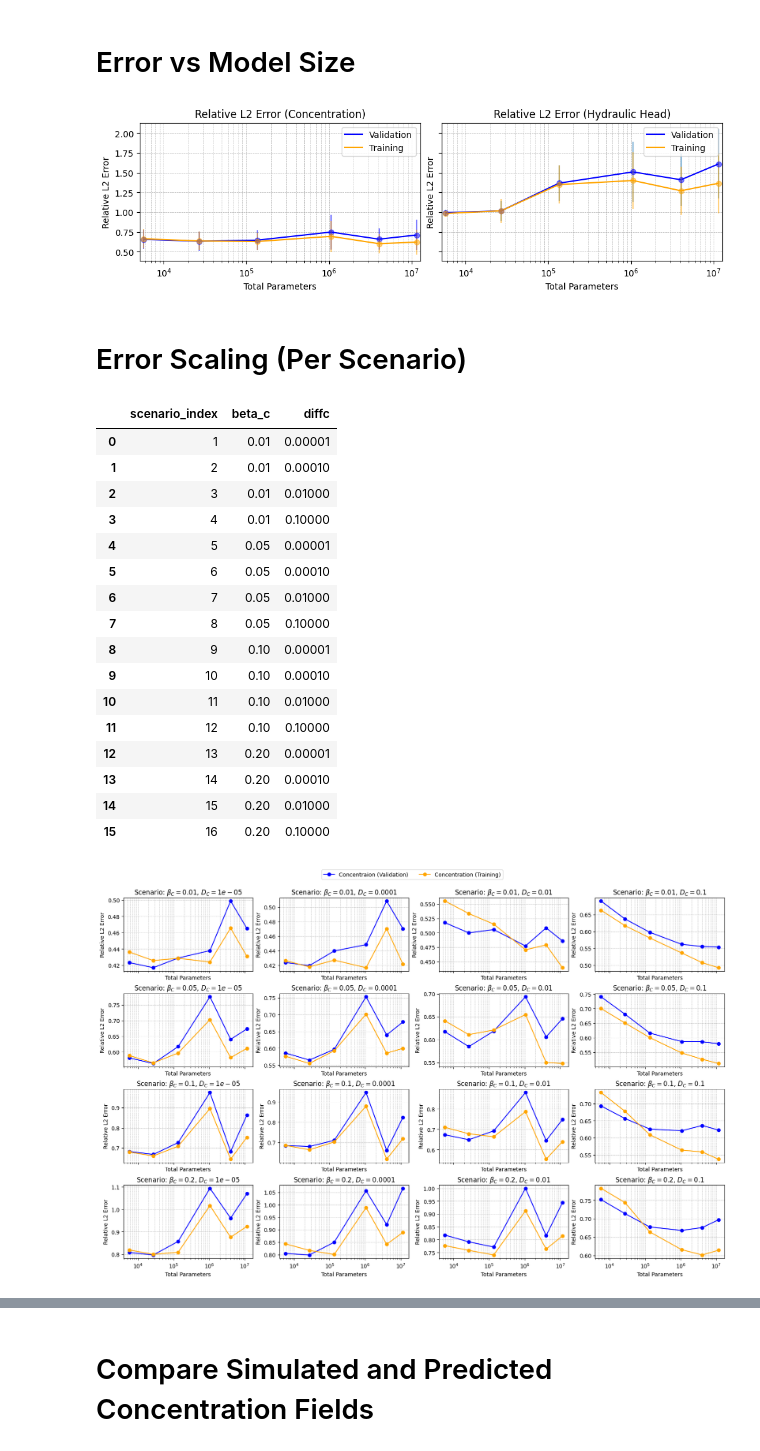
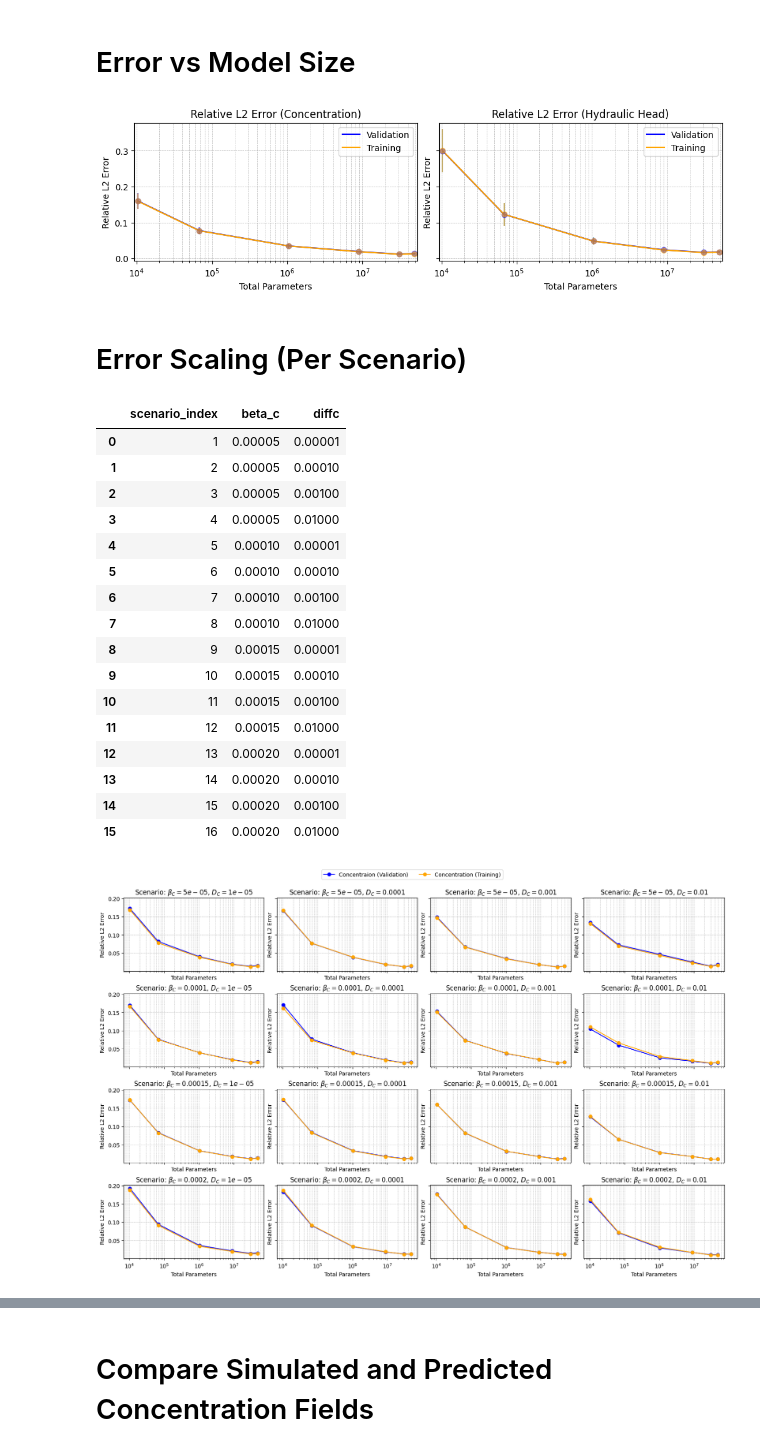
Before and after one commit to arpit-kapoor/gw_henry_fno, a Jupyter notebook: notebooks/error_analysis_rollout_updated.ipynb, the cells around one changed output, grey strips where cells are left out. Drawn from its saved outputs; the diff is of its cells as text; code cells hidden in the pictures.

```diff
--- a/notebooks/error_analysis_rollout_updated.ipynb
+++ b/notebooks/error_analysis_rollout_updated.ipynb
@@ -19,9 +20,11 @@ if str(project_root) not in sys.path:
 
 from src.sweep.config import SWEEP_CSV_FIELDNAMES
 # %%
-BASE_RESULTS_PATH = Path("~/Projects/groundwater/results/fno_simple_henry_sweep").expanduser()
-DATASET_NAME = "grid_scenarios_random_lag10_20x40"
+# BASE_RESULTS_PATH = Path("~/Projects/groundwater/results/fno_simple_henry_sweep").expanduser()
+BASE_RESULTS_PATH = Path('/scratch/yl75/ak4177/results/groundwater/fno_3d_henry_sweep')
+RUN_NAME = "grid_scenarios_random_skip2_20x40_new_rel_loss"
+DATASET_NAME = "grid_scenarios_random_skip2_20x40"
 
-results_path = BASE_RESULTS_PATH / DATASET_NAME
+results_path = BASE_RESULTS_PATH / RUN_NAME
 pprint([p.name for p in results_path.iterdir() if not p.name.startswith(".")])
 # %% [output]
@@ -31,7 +34,11 @@ results_csv_path = results_path / "sweep_results.csv"
 summary_results = pd.read_csv(results_csv_path)
 
 results_summary = summary_results.sort_values(by=['scenario_name', 'total_params'])
-results_summary = results_summary.loc[results_summary['run_timestamp'] > '2026-09-17T02:00:00']
+
+max_transform = results_summary.groupby(['scenario_name', 'model_size_label'])['run_timestamp'].transform('max')
+
+# results_summary = results_summary.loc[results_summary['run_timestamp'] > '2026-09-17T02:00:00']
 # results_summary.groupby(['scenario_name', 'model_size_label']).agg({'run_timestamp': 'count'}).sort_values('run_timestamp', ascending=False)
 
-results_summary
+results_summary = results_summary.loc[results_summary['run_timestamp']==max_transform]
+results_summary = results_summary.sort_values(['scenario_name', 'total_params'])
@@ -174,67 +167,68 @@ ax[1].legend()
 
 fig.savefig(results_path / "figures" / "error_summary.png", bbox_inches='tight', dpi=300)
 # %% [output]
-[figure, old version]
+[figure, new version]
 # %% [markdown]
 # Error Scaling (Per Scenario)
 # %%
-BASE_DATA_PATH = Path("~/Projects/groundwater/data/simple_henry_data").expanduser()
+# BASE_DATA_PATH = Path("~/Projects/groundwater/data/simple_henry_data").expanduser()
+BASE_DATA_PATH = Path('/scratch/yl75/ak4177/data/simple_henry')
 data_path = BASE_DATA_PATH / DATASET_NAME
 
-scenarios_manifest_path = data_path / "scenarios_manifest.json"
+scenarios_manifest_path = data_path / "manifest.json"
 scenarios_manifest = json.load(open(scenarios_manifest_path, 'r'))['scenarios']
 scenarios_manifest_df = pd.DataFrame(scenarios_manifest)[['scenario_index', 'beta_c', 'diffc']]
 scenarios_manifest_df
 # %% [output]
 |  | scenario_index | beta_c | diffc |
-| 0 | 1 | 0.01 | 0.00001 |
-| 1 | 2 | 0.01 | 0.00010 |
-| 2 | 3 | 0.01 | 0.01000 |
-| 3 | 4 | 0.01 | 0.10000 |
-| 4 | 5 | 0.05 | 0.00001 |
-| 5 | 6 | 0.05 | 0.00010 |
-| 6 | 7 | 0.05 | 0.01000 |
-| 7 | 8 | 0.05 | 0.10000 |
-| 8 | 9 | 0.10 | 0.00001 |
-| 9 | 10 | 0.10 | 0.00010 |
-| 10 | 11 | 0.10 | 0.01000 |
-| 11 | 12 | 0.10 | 0.10000 |
-| 12 | 13 | 0.20 | 0.00001 |
-| 13 | 14 | 0.20 | 0.00010 |
-| 14 | 15 | 0.20 | 0.01000 |
-| 15 | 16 | 0.20 | 0.10000 |
+| 0 | 1 | 0.00005 | 0.00001 |
+| 1 | 2 | 0.00005 | 0.00010 |
+| 2 | 3 | 0.00005 | 0.00100 |
+| 3 | 4 | 0.00005 | 0.01000 |
+| 4 | 5 | 0.00010 | 0.00001 |
+| 5 | 6 | 0.00010 | 0.00010 |
+| 6 | 7 | 0.00010 | 0.00100 |
+| 7 | 8 | 0.00010 | 0.01000 |
+| 8 | 9 | 0.00015 | 0.00001 |
+| 9 | 10 | 0.00015 | 0.00010 |
+| 10 | 11 | 0.00015 | 0.00100 |
+| 11 | 12 | 0.00015 | 0.01000 |
+| 12 | 13 | 0.00020 | 0.00001 |
+| 13 | 14 | 0.00020 | 0.00010 |
+| 14 | 15 | 0.00020 | 0.00100 |
+| 15 | 16 | 0.00020 | 0.01000 |
 # %%
-fig, ax = plt.subplots(4, 4, figsize=(16, 10), sharex=True, constrained_layout=True)
+fig, ax = plt.subplots(4, 4, figsize=(16, 10), sharex=True, sharey=True, constrained_layout=True)
 
 for scenario_idx, scenario_name in enumerate(results_summary['scenario_name'].unique()):
     scenario_data = results_summary[(results_summary['scenario_name'] == scenario_name) ]
     ax_idx = scenario_idx // 4
     ax_idy = scenario_idx % 4
 
     scenario_manifest = scenarios_manifest_df[scenarios_manifest_df['scenario_index'] == scenario_idx+1].iloc[0]
     scenario_beta_c = scenario_manifest['beta_c']
     scenario_diffc = scenario_manifest['diffc']
 
     ax[ax_idx, ax_idy].plot(scenario_data['total_params'], scenario_data['rel_l2_error_concentration_val'], label='Validation', color='blue', marker='o',)
     ax[ax_idx, ax_idy].plot(scenario_data['total_params'], scenario_data['rel_l2_error_concentration_train'], label='Training', color='orange', marker='o',)
     # ax[ax_idx, ax_idy].plot(scenario_data['total_params'], scenario_data['rel_l2_error_hydraulic_head_val'], label='Validation', color='blue', linestyle='--', marker='x')
     # ax[ax_idx, ax_idy].plot(scenario_data['total_params'], scenario_data['rel_l2_error_hydraulic_head_train'], label='Training', color='orange', linestyle='--', marker='x')
 
     ax[ax_idx, ax_idy].set_title(f"Scenario: $\\beta_C={scenario_beta_c}$, $D_C={scenario_diffc}$")
     ax[ax_idx, ax_idy].set_xlabel("Total Parameters")
     ax[ax_idx, ax_idy].set_ylabel("Relative L2 Error")
     ax[ax_idx, ax_idy].set_xscale('log')
     ax[ax_idx, ax_idy].grid(True, which='both', linestyle='--', linewidth=0.5)
 
 # Customize legend to avoid duplicate labels
 handles, labels = ax[0, 0].get_legend_handles_labels()
 labels = ['Concentraion (Validation)', 'Concentration (Training)'] #, 'Hydraulic Head (Validation)', 'Hydraulic Head (Training)']
 by_label = dict(zip(labels, handles))
 fig.legend(by_label.values(), by_label.keys(), loc='upper center', ncol=4, bbox_to_anchor=(0.5, 1.05))
 
 fig.savefig(results_path / "figures" / "error_summary_by_scenario.png", bbox_inches='tight', dpi=300)
 # %% [output]
-[figure, old version]
+[figure, new version]
 # %%
 scenario_data
 # %% [output]
```
Also changed, not shown: parts of 21 cells of this notebook, 26 other files.
